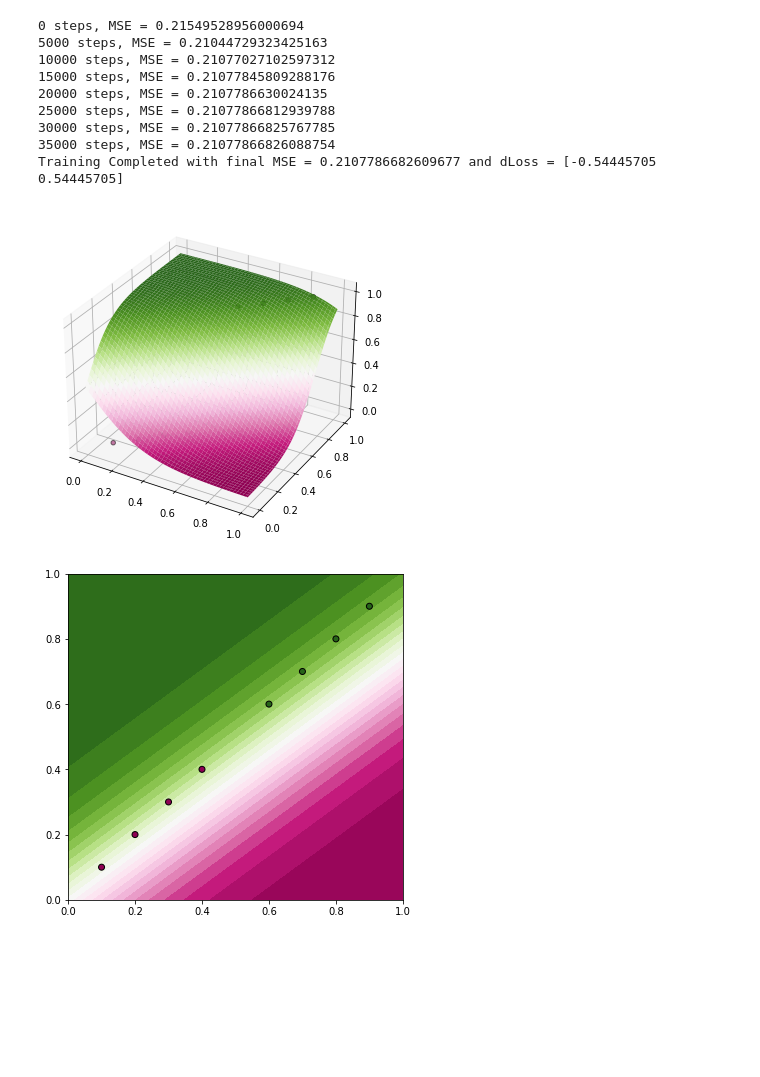
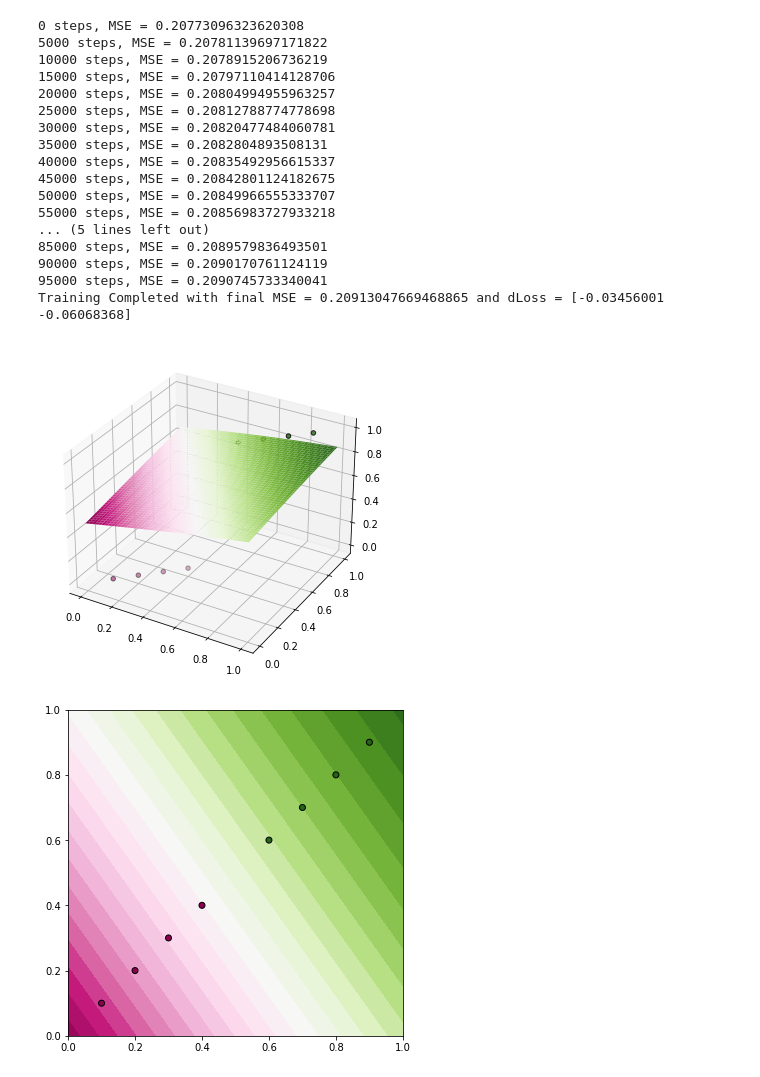
Before and after one commit to abhii00/nnclassifier, a Jupyter notebook: binaryclassifier.ipynb, the cells around one changed output. Drawn from its saved outputs; the diff is of its cells as text; code cells hidden in the pictures; blank space fills up the shorter version.

```diff
--- a/binaryclassifier.ipynb
+++ b/binaryclassifier.ipynb
@@ -8,8 +8,9 @@ from matplotlib import cm
 # %%
 class Neuron:
-    def __init__(self, af_type, weights=np.array([])):
+    def __init__(self, input_size, af_type):
+        self.input_size = input_size
         self.af_type = af_type
-        self.weights = weights
+        self.weights = np.empty(self.input_size)
 
     def activate(self, input):
         return self._activation_function(np.dot(input, self.weights))
@@ -100,16 +98,12 @@ class Training:
         self.training_type = training_type
         self.l_inputs = l_inputs
         self.l_outputs = l_outputs
-        self.succeeded = True
 
     def train(self, neuron_tt, step_size, max_steps, w_decay=0.01):
-        N = np.shape(self.l_inputs)[0]
         N_params = np.shape(self.l_inputs)[1]
-
         weights = np.random.rand(N_params)
         dLoss = np.ones(N_params)
         MSE = 1
-        steps = 0
 
         for steps in range(0, max_steps):
             neuron_tt.weights = weights
@@ -131,8 +125,7 @@ class Training:
             MSE = np.sum(np.array([(output - expected_output)**2 for output, expected_output in zip(outputs, self.l_outputs)]))/np.shape(outputs)[0]
             if steps == 0 or steps % 5000 == 0: print(f'{steps} steps, MSE = {MSE}')
 
-            steps += 1
-
         print(f'Training Completed with final MSE = {MSE} and dLoss = {dLoss}')
 
-        return weights
+        neuron_tt.weights = weights
+        return neuron_tt
@@ -168,18 +197,26 @@ Training Completed with final MSE = 0.20705207153813807 and dLoss = [-0.09451689
 # %%
-ntt2 = Neuron('sigmoid')
+ntt2 = Neuron(2, 'sigmoid')
 tn2 = Training(tx, ty, 'rmlf')
-_ = tn2.train(ntt2, 0.001, 40000, 0.01)
+ntt = tn2.train(ntt2, 0.00001, 100000)
 _, _ = ntt2.visualise(tx, ty, toggle3d=True)
 _, _ = ntt2.visualise(tx, ty)
 # %% [output]
-0 steps, MSE = 0.21549528956000694
-5000 steps, MSE = 0.21044729323425163
-10000 steps, MSE = 0.21077027102597312
-15000 steps, MSE = 0.21077845809288176
-20000 steps, MSE = 0.2107786630024135
-25000 steps, MSE = 0.21077866812939788
-30000 steps, MSE = 0.21077866825767785
-35000 steps, MSE = 0.21077866826088754
-Training Completed with final MSE = 0.2107786682609677 and dLoss = [-0.54445705  0.54445705]
+0 steps, MSE = 0.20773096323620308
+5000 steps, MSE = 0.20781139697171822
+10000 steps, MSE = 0.2078915206736219
+15000 steps, MSE = 0.20797110414128706
+20000 steps, MSE = 0.20804994955963257
+25000 steps, MSE = 0.20812788774778698
+30000 steps, MSE = 0.20820477484060781
+35000 steps, MSE = 0.2082804893508131
+40000 steps, MSE = 0.20835492956615337
+45000 steps, MSE = 0.20842801124182675
+50000 steps, MSE = 0.20849966555333707
+55000 steps, MSE = 0.20856983727933218
+... (5 lines left out)
+85000 steps, MSE = 0.2089579836493501
+90000 steps, MSE = 0.2090170761124119
+95000 steps, MSE = 0.2090745733340041
+Training Completed with final MSE = 0.20913047669468865 and dLoss = [-0.03456001 -0.06068368]
-[figure, old version]
+[figure, new version]
-[figure, old version]
+[figure, new version]
```
Also changed, not shown: parts of 5 cells of this notebook.
